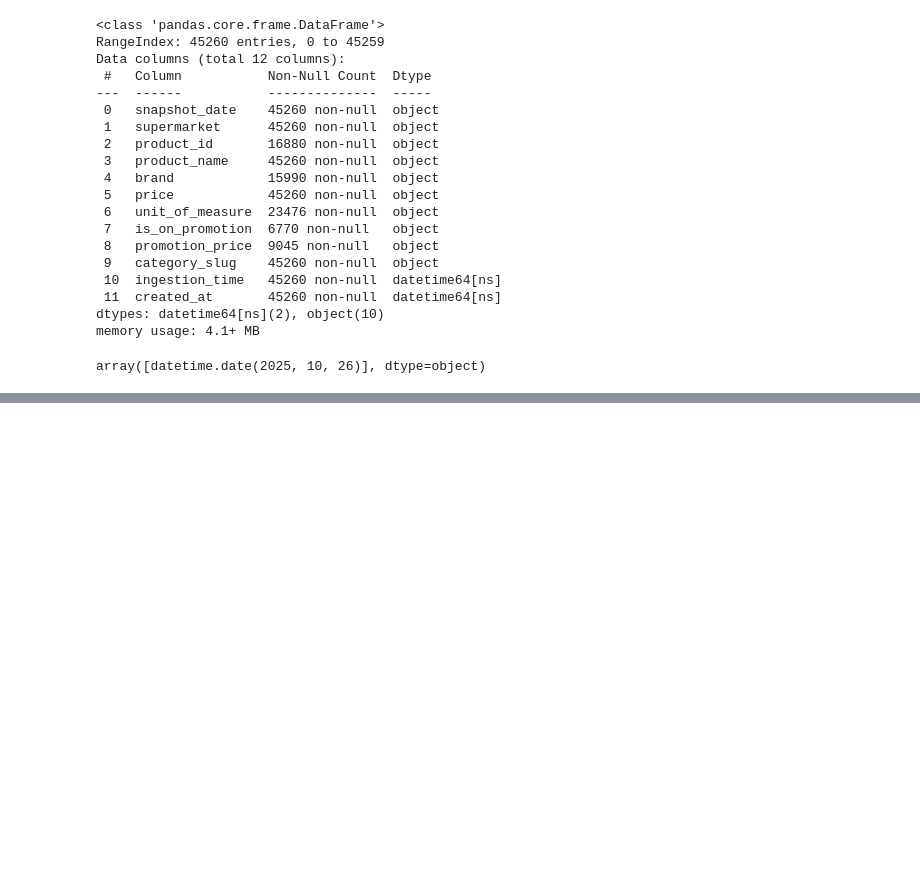
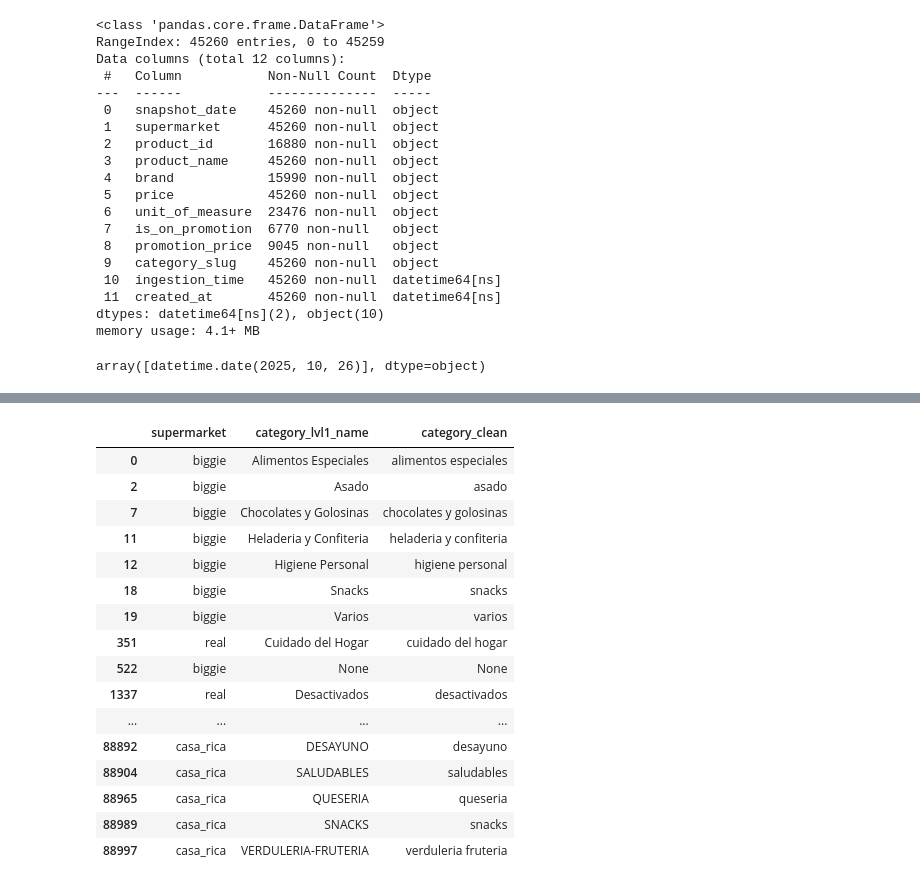
Before and after one commit to Gennarox/tesis-ivan-gennaro, a Jupyter notebook: scripts/silver_staging/transformations.ipynb, the cells around one changed output, grey strips where cells are left out. Cells and saved outputs as stored; diff of their text form; code cells hidden in the pictures; blank space fills up the shorter version.

```diff
--- a/scripts/silver_staging/transformations.ipynb
+++ b/scripts/silver_staging/transformations.ipynb
@@ -175,0 +328,33 @@ df.head()
+# %%
+df['category_clean'] = df['category_lvl1_name'].apply(normalize_text)
+# %%
+
+MAPPINGS_FILE = '/workspaces/tesis-ivan-gennaro/scripts/silver_staging/mapeo_categoria_final.json'
+# %%
+# Leer mappings desde JSON
+with open(MAPPINGS_FILE, 'r', encoding='utf-8') as f:
+    mappings = json.load(f)
+
+inv_maps = {sup: {} for sup in ["biggie", "casa_rica", "real", "s6", "stock"]}
+
+for final, mapping in mappings.items():
+    for sup, cats in mapping.items():
+        if cats is None:
+            continue
+
+        # Normalizar: convertir string -> lista de strings
+        if isinstance(cats, str):
+            cats = [cats]
+
+        # Normalizar cada valor
+        cats_norm = [normalize_text(c) for c in cats]
+
+        # Guardar mapping categoria_super → categoria_final
+        for c in cats_norm:
+            inv_maps[sup][c] = final   # final NO normalizado, mejor para presentación
+# %%
+# 3) Mapear la categoría final
+df['category_final'] = df.apply(
+    lambda row: inv_maps[row['supermarket']].get(row['category_clean']),
+    axis=1
+)
@@ -175,0 +370,20 @@ df.head()
+# %%
+df[df["category_final"].isna()][["supermarket", "category_lvl1_name", "category_clean"]].drop_duplicates()
+# %% [output]
+|  | supermarket | category_lvl1_name | category_clean |
+| 0 | biggie | Alimentos Especiales | alimentos especiales |
+| 2 | biggie | Asado | asado |
+| 7 | biggie | Chocolates y Golosinas | chocolates y golosinas |
+| 11 | biggie | Heladeria y Confiteria | heladeria y confiteria |
+| 12 | biggie | Higiene Personal | higiene personal |
+| 18 | biggie | Snacks | snacks |
+| 19 | biggie | Varios | varios |
+| 351 | real | Cuidado del Hogar | cuidado del hogar |
+| 522 | biggie | None | None |
+| 1337 | real | Desactivados | desactivados |
+| ... | ... | ... | ... |
+| 88892 | casa_rica | DESAYUNO | desayuno |
+| 88904 | casa_rica | SALUDABLES | saludables |
+| 88965 | casa_rica | QUESERIA | queseria |
+| 88989 | casa_rica | SNACKS | snacks |
+| 88997 | casa_rica | VERDULERIA-FRUTERIA | verduleria fruteria |
```
Also changed, not shown: parts of 35 cells of this notebook, 4 other files.
